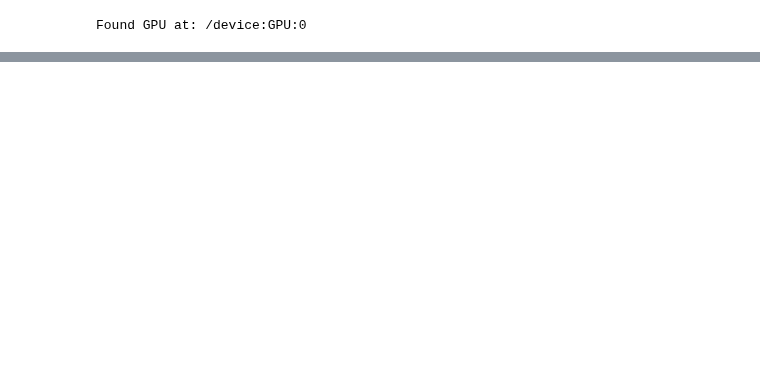
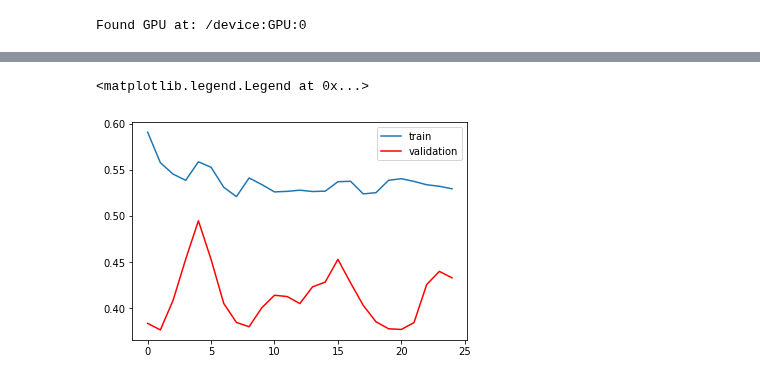
Before and after one commit to vicentbas/ia3_uv, a Jupyter notebook: ecg.ipynb, the cells around one changed output, grey strips where cells are left out. Saved outputs shown, nothing was run; the diff lists cells and outputs as text; code cells hidden in the pictures; blank space fills up the shorter version.

```diff
--- a/ecg.ipynb
+++ b/ecg.ipynb
@@ -239,7 +239,11 @@ print('Found GPU at: {}'.format(device_name))
 # %% [output]
 Found GPU at: /device:GPU:0
 # %%
-history = model.fit([X_train[:,:1,:].reshape(X_train.shape[0],5500,1), X_train[:,1:2,:].reshape(X_train.shape[0],5500,1), X_train[:,2:3,:].reshape(X_train.shape[0],5500,1), X_train[:,3:4,:].reshape(X_train.shape[0],5500,1), X_train[:,4:5,:].reshape(X_train.shape[0],5500,1), X_train[:,5:6,:].reshape(X_train.shape[0],5500).reshape(X_train.shape[0],5500,1),
-                     X_train[:,6:7,:].reshape(X_train.shape[0],5500,1), X_train[:,7:8,:].reshape(X_train.shape[0],5500,1), X_train[:,8:9,:].reshape(X_train.shape[0],5500,1), X_train[:,9:10,:].reshape(X_train.shape[0],5500,1), X_train[:,10:11,:].reshape(X_train.shape[0],5500,1), X_train[:,11:12,:].reshape(X_train.shape[0],5500,1)]
-                    ,y_train[:,:1],batch_size=16, epochs=5)
+#Generamos un X_train con 12 inputs. Agrupando en 12 bloques, donde el número 0 contiene todas las ondias de la derivación 1,
+# el número 1 contiene todas las ondas de la derivación 2 y así sucesivamente.
+history = model.fit([X_train[:,:1,:].reshape(X_train.shape[0],5500,1), X_train[:,1:2,:].reshape(X_train.shape[0],5500,1), X_train[:,2:3,:].reshape(X_train.shape[0],5500,1), X_train[:,3:4,:].reshape(X_train.shape[0],5500,1), X_train[:,4:5,:].reshape(X_train.shape[0],5500,1), X_train[:,5:6,:].reshape(X_train.shape[0],5500,1),
+                    X_train[:,6:7,:].reshape(X_train.shape[0],5500,1), X_train[:,7:8,:].reshape(X_train.shape[0],5500,1), X_train[:,8:9,:].reshape(X_train.shape[0],5500,1), X_train[:,9:10,:].reshape(X_train.shape[0],5500,1), X_train[:,10:11,:].reshape(X_train.shape[0],5500,1), X_train[:,11:12,:].reshape(X_train.shape[0],5500,1)],
+                    y_train[:,0],
+                    batch_size=16, epochs=25,
+                    validation_data=([X_test[:,:1,:].reshape(X_test.shape[0],5500,1), X_test[:,1:2,:].reshape(X_test.shape[0],5500,1), X_test[:,2:3,:].reshape(X_test.shape[0],5500,1), X_test[:,3:4,:].reshape(X_test.shape[0],5500,1), X_test[:,4:5,:].reshape(X_test.shape[0],5500,1), X_test[:,5:6,:].reshape(X_test.shape[0],5500).reshape(X_test.shape[0],5500,1), X_test[:,6:7,:].reshape(X_test.shape[0],5500,1), X_test[:,7:8,:].reshape(X_test.shape[0],5500,1), X_test[:,8:9,:].reshape(X_test.shape[0],5500,1), X_test[:,9:10,:].reshape(X_test.shape[0],5500,1), X_test[:,10:11,:].reshape(X_test.shape[0],5500,1), X_test[:,11:12,:].reshape(X_test.shape[0],5500,1)],y_test[:,0]))
 # %% [output]
@@ -261,0 +267,10 @@ score = model.evaluate([X_test[:,:1,:].reshape(X_test.shape[0],5500,1), X_test[:
+# %%
+import matplotlib.pyplot as plt
+%matplotlib inline
+plt.figure
+plt.plot(history.history['loss'],label='train')
+plt.plot(history.history['val_loss'],'r',label='validation')
+plt.legend()
+# %% [output]
+<matplotlib.legend.Legend at 0x...>
+[figure, added]
```
Also changed, not shown: parts of 7 cells of this notebook.
